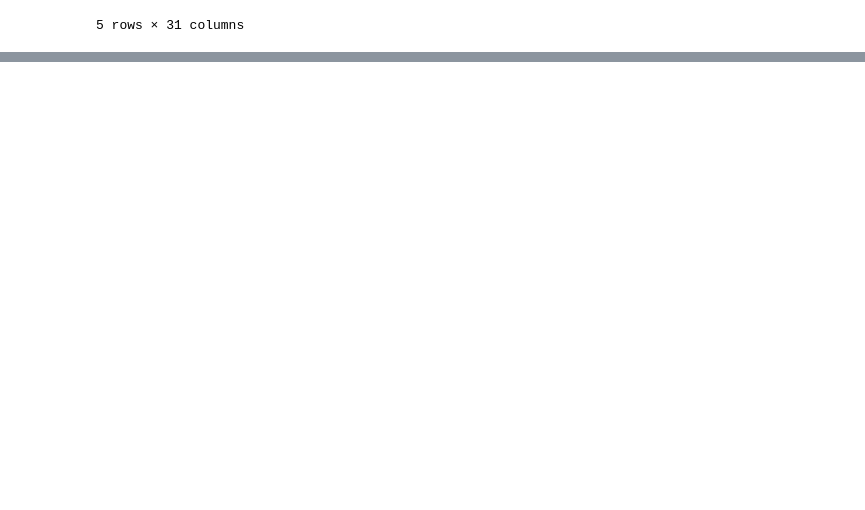
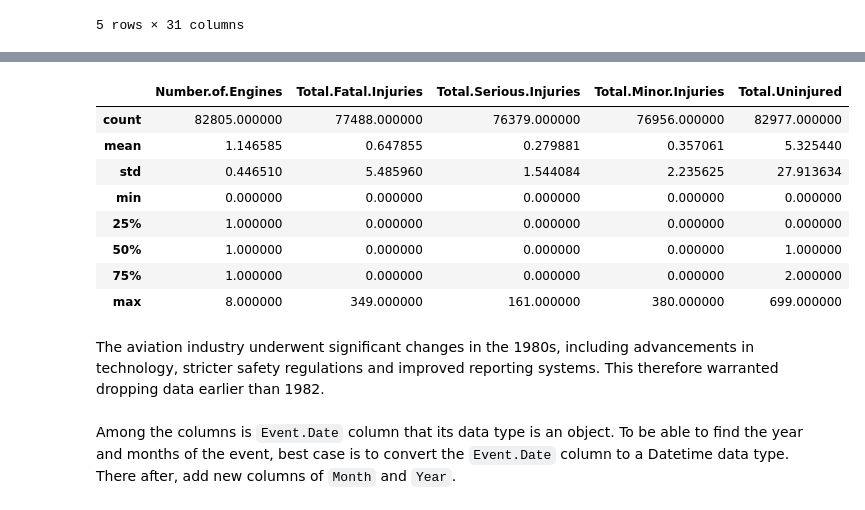
Before and after one commit to billysambasi/phase_1_project, a Jupyter notebook: index.ipynb, the cells around one changed output, grey strips where cells are left out. Saved outputs shown, nothing was run; the diff lists cells and outputs as text; code cells hidden in the pictures; blank space fills up the shorter version.

```diff
--- a/index.ipynb
+++ b/index.ipynb
@@ -57,0 +138,3 @@ dtype: int64
+# %%
+# Dropping the 'Latitude' and 'Longitude' columns
+aviation_df = aviation_df.drop(['Latitude', 'Longitude'], axis=1)
@@ -57,0 +162,14 @@ dtype: int64
+# %%
+aviation_df.describe() # Summary statistics of numerical columns
+# %% [output]
+|  | Number.of.Engines | Total.Fatal.Injuries | Total.Serious.Injuries | Total.Minor.Injuries | Total.Uninjured |
+| count | 82805.000000 | 77488.000000 | 76379.000000 | 76956.000000 | 82977.000000 |
+| mean | 1.146585 | 0.647855 | 0.279881 | 0.357061 | 5.325440 |
+| std | 0.446510 | 5.485960 | 1.544084 | 2.235625 | 27.913634 |
+| min | 0.000000 | 0.000000 | 0.000000 | 0.000000 | 0.000000 |
+| 25% | 1.000000 | 0.000000 | 0.000000 | 0.000000 | 0.000000 |
+| 50% | 1.000000 | 0.000000 | 0.000000 | 0.000000 | 1.000000 |
+| 75% | 1.000000 | 0.000000 | 0.000000 | 0.000000 | 2.000000 |
+| max | 8.000000 | 349.000000 | 161.000000 | 380.000000 | 699.000000 |
+# %% [markdown]
+The aviation industry underwent significant changes in the 1980s, including advancements in technology, stricter safety regulations and improved reporting systems. This therefore warranted dropping data earlier than 1982.
@@ -57,0 +178,2 @@ dtype: int64
+# %% [markdown]
+Among the columns is `Event.Date` column that its data type is an object. To be able to find the year and months of the event, best case is to convert the `Event.Date` column to a Datetime data type. There after, add new columns of `Month` and `Year`.
```
Also changed, not shown: parts of 26 cells of this notebook.
